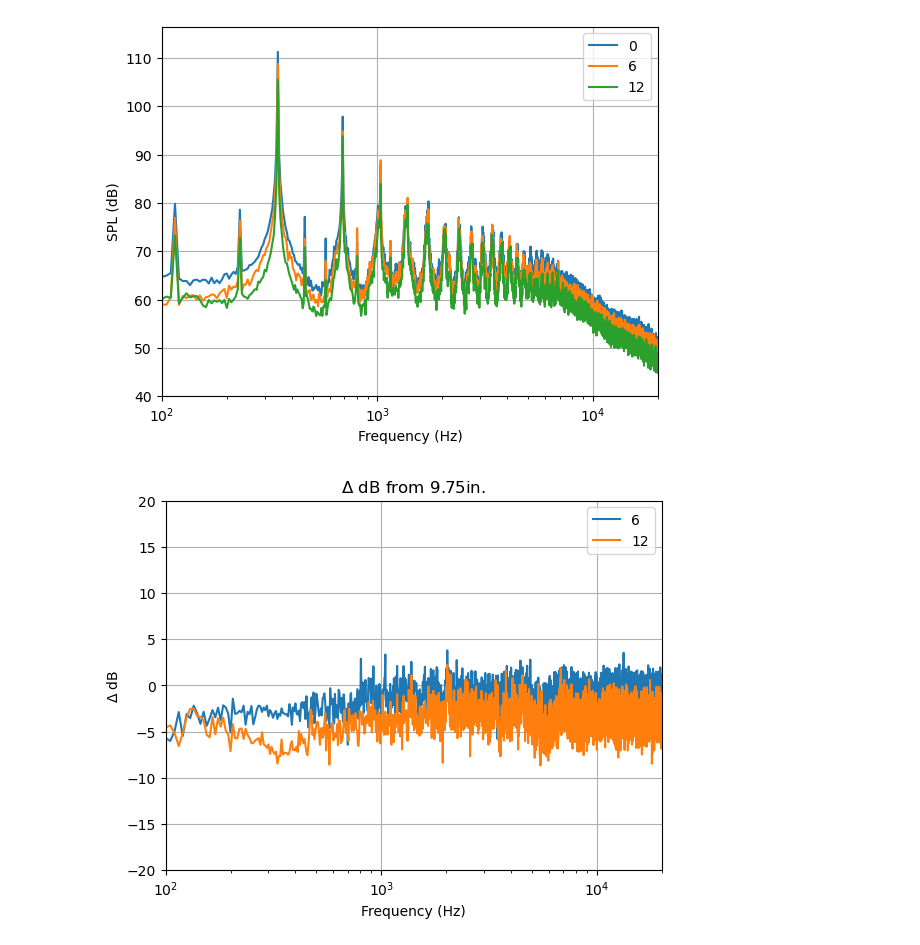
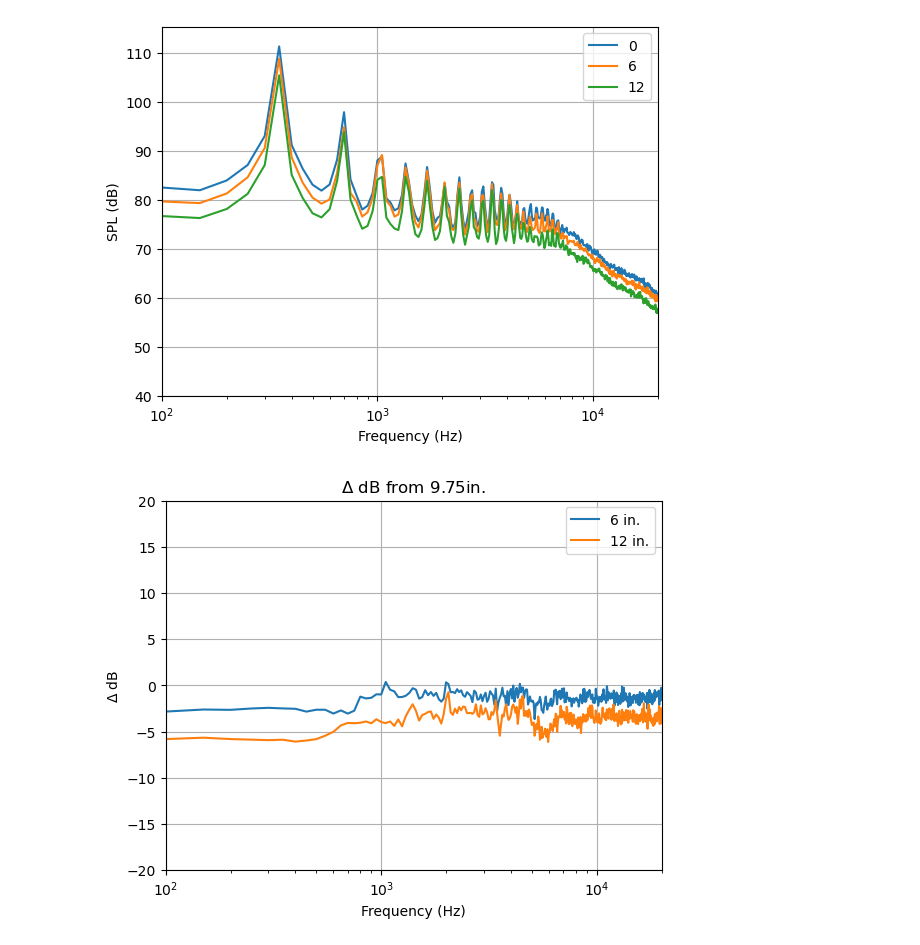
Before and after one commit to sladesladeslade/CuppolettiLab, a Jupyter notebook: Spr 23 UGR/UGRplots.ipynb, the cells around one changed output. Saved outputs shown, nothing was run; the diff lists cells and outputs as text; code cells hidden in the pictures.

```diff
--- a/Spr 23 UGR/UGRplots.ipynb
+++ b/Spr 23 UGR/UGRplots.ipynb
@@ -15,9 +15,9 @@ micData = ff.micData(data0, 204800, 5)
 corfac = np.array([0.9964, 0.9945, 0.99894, 0.99841, 1.00117, 0.99957, 0.99798, 0.9902])
 micData.dataProcess(corfac)
 # %%
-spl0, freq0 = micData.narrowband(0)
-spl6, freq6 = micData.narrowband(6)
-spl12, freq12 = micData.narrowband(12)
+spl0, freq0 = micData.narrowband(0, 50)
+spl6, freq6 = micData.narrowband(6, 50)
+spl12, freq12 = micData.narrowband(12, 50)
 # %%
 plt.plot(freq0, spl0[6], label="0")
 plt.plot(freq6, spl6[6], label="6")
@@ -31,24 +31,24 @@ plt.xlabel("Frequency (Hz)")
 plt.ylabel("SPL (dB)")
 plt.show()
 # %% [output]
-[figure, old version]
+[figure, new version]
 # %%
 m6 = spl6[6] - spl0[6]
 m12 = spl12[6] - spl0[6]
-plt.plot(freq6, m6, label="6")
-plt.plot(freq12, m12, label="12")
+plt.plot(freq6, m6, label="6 in.")
+plt.plot(freq12, m12, label="12 in.")
 # d6, a6, b6, c6 = np.polyfit(freq6, m6, 3)
 # d12, a12, b12, c12 = np.polyfit(freq12, m12, 3)
 # plt.plot(freq6, d6*freq6**3+a6*freq6**2+b6*freq6+c6)
 # plt.plot(freq12, d12*freq12**3+a12*freq12**2+b12*freq6+c12)
 plt.xscale("log")
 plt.xlim([100, 20000])
 plt.legend()
 plt.ylim([-20, 20])
 plt.xlabel("Frequency (Hz)")
 plt.ylabel("$\Delta$ dB")
 plt.title("$\Delta$ dB from 9.75in.")
 plt.grid()
 plt.show()
 # %% [output]
-[figure, old version]
+[figure, new version]
```
